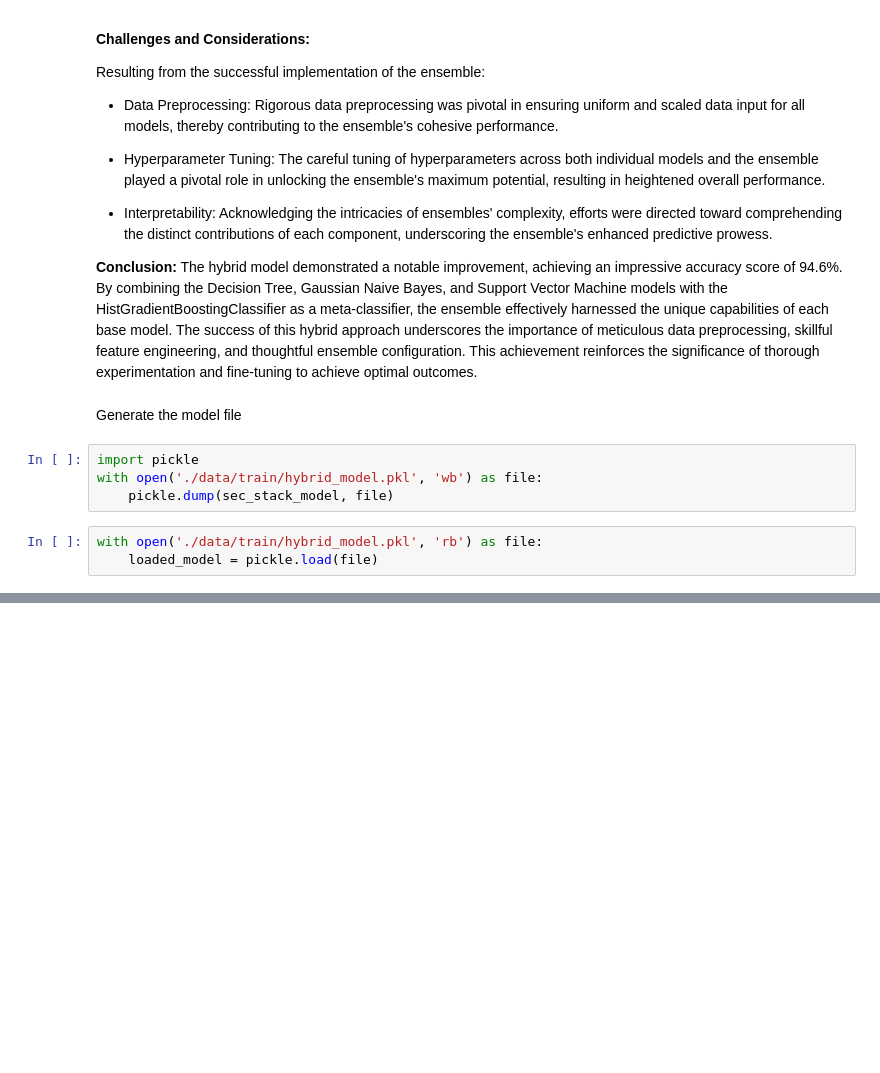
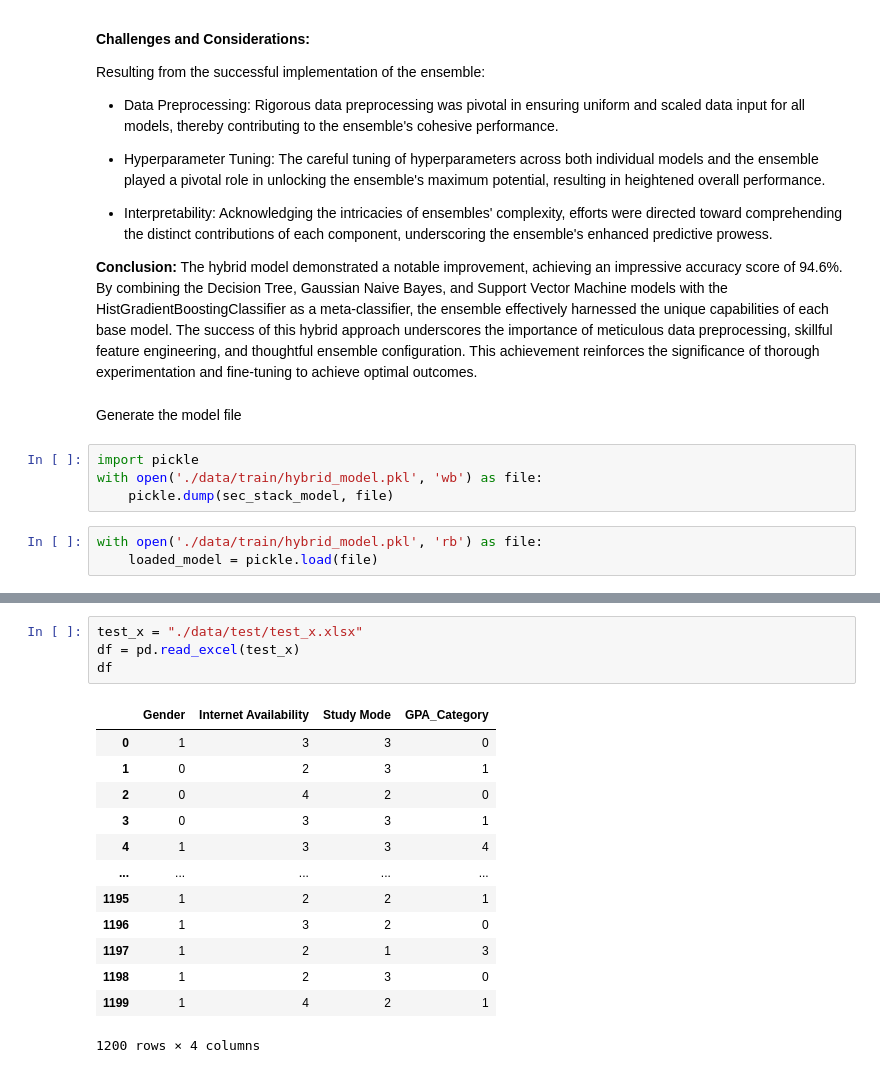
Before and after one commit to Ofori416/Student.PredictionModel, a Jupyter notebook: app.ipynb, the cells around one changed output, grey strips where cells are left out. Drawn from its saved outputs; the diff is of its cells as text; blank space fills up the shorter version.

```diff
--- a/app.ipynb
+++ b/app.ipynb
@@ -990,0 +1014,18 @@ Predicted Model: 4
+# %%
+test_x = "./data/test/test_x.xlsx"
+df = pd.read_excel(test_x)
+df
+# %% [output]
+|  | Gender | Internet Availability | Study Mode | GPA_Category |
+| 0 | 1 | 3 | 3 | 0 |
+| 1 | 0 | 2 | 3 | 1 |
+| 2 | 0 | 4 | 2 | 0 |
+| 3 | 0 | 3 | 3 | 1 |
+| 4 | 1 | 3 | 3 | 4 |
+| ... | ... | ... | ... | ... |
+| 1195 | 1 | 2 | 2 | 1 |
+| 1196 | 1 | 3 | 2 | 0 |
+| 1197 | 1 | 2 | 1 | 3 |
+| 1198 | 1 | 2 | 3 | 0 |
+| 1199 | 1 | 4 | 2 | 1 |
+1200 rows × 4 columns
```
Also changed, not shown: parts of 10 cells of this notebook, 10 other files.
